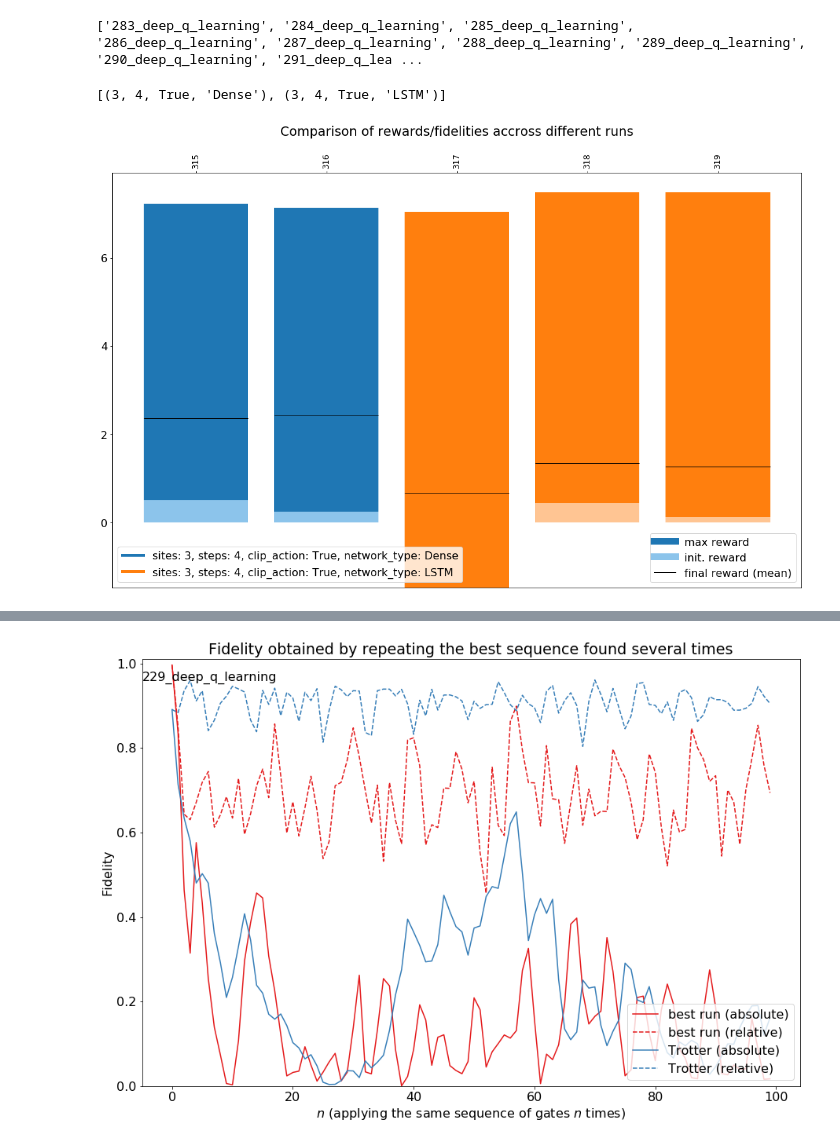
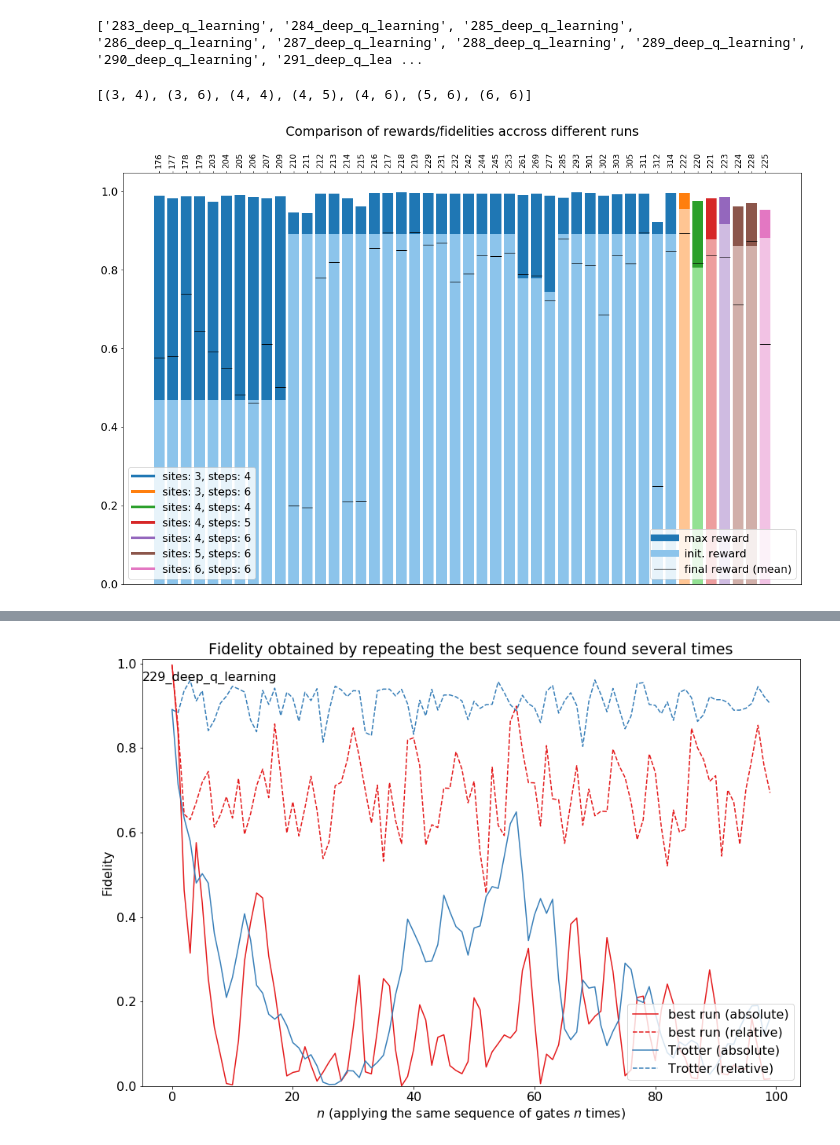
Before and after one commit to adrienbolens/reinforcement-learning-and-quantum-simulations, a Jupyter notebook: results/view_results.ipynb, the cells around one changed output, grey strips where cells are left out. Cells and saved outputs as stored; diff of their text form; code cells hidden in the pictures.

Commit message:
change some plots

```diff
--- a/results/view_results.ipynb
+++ b/results/view_results.ipynb
@@ -20,24 +20,25 @@ print([entry['name'] for entry in database[-30:]])
 # %% [output]
 ['283_deep_q_learning', '284_deep_q_learning', '285_deep_q_learning', '286_deep_q_learning', '287_deep_q_learning', '288_deep_q_learning', '289_deep_q_learning', '290_deep_q_learning', '291_deep_q_lea ...
 # %%
-class_def = ['n_sites', 'n_steps', ('max_q_optimizer', 'clip_action'), 'network_type']
+class_def = ['n_sites', 'n_steps']
+# , ('max_q_optimizer', 'clip_action'), 'network_type']
 # , ('ham_params', 'alpha')]
-param_filter = {'subclass': 'WithReplayMemory', ('ham_params', 'alpha'): 3.0, 'time_segment': 1,
-               'env_type': 'EnergyMinimizer'}
+param_filter = {'subclass': 'WithReplayMemory', ('ham_params', 'alpha'): 3.0, 'time_segment': 1}
+#                'env_type': 'DynamicalEvolution'}
 # ['DynamicalEvolution', np.nan]
 
-paths_to_data = [output / entry['name'] for entry in database[-100:]]
+paths_to_data = [output / entry['name'] for entry in database[-110:-5]]
 
 fig, ax = plt.subplots(figsize=(15, 10))
 
 # with plt.rc_context({'font.size': 15}):
 # with plt.rc_context({'xtick.labelsize': 5, 'axes.labelsize': 5}):
 plots.plot_comparison_of_rewards(paths_to_data, class_def, param_filter, ax=ax, with_legend=True, reward_range=None)
 ax.tick_params(axis='x', labelsize=12)
 plt.tight_layout()
 # %% [output]
-[(3, 4, True, 'Dense'), (3, 4, True, 'LSTM')]
+[(3, 4), (3, 6), (4, 4), (4, 5), (4, 6), (5, 6), (6, 6)]
-[figure, old version]
+[figure, new version]
 # %%
 from importlib import reload
 reload(plots);
```
Also changed, not shown: parts of 5 cells of this notebook.
